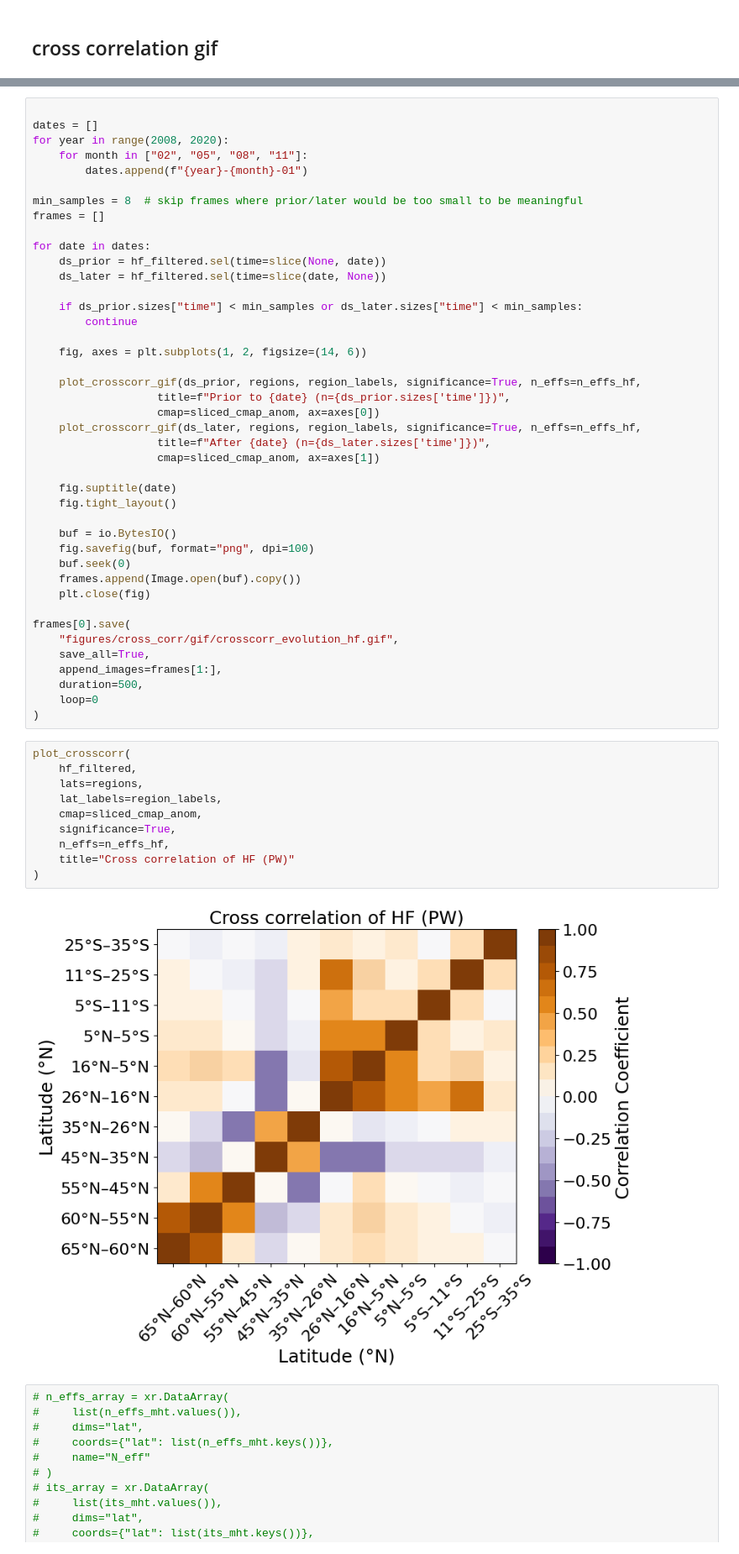
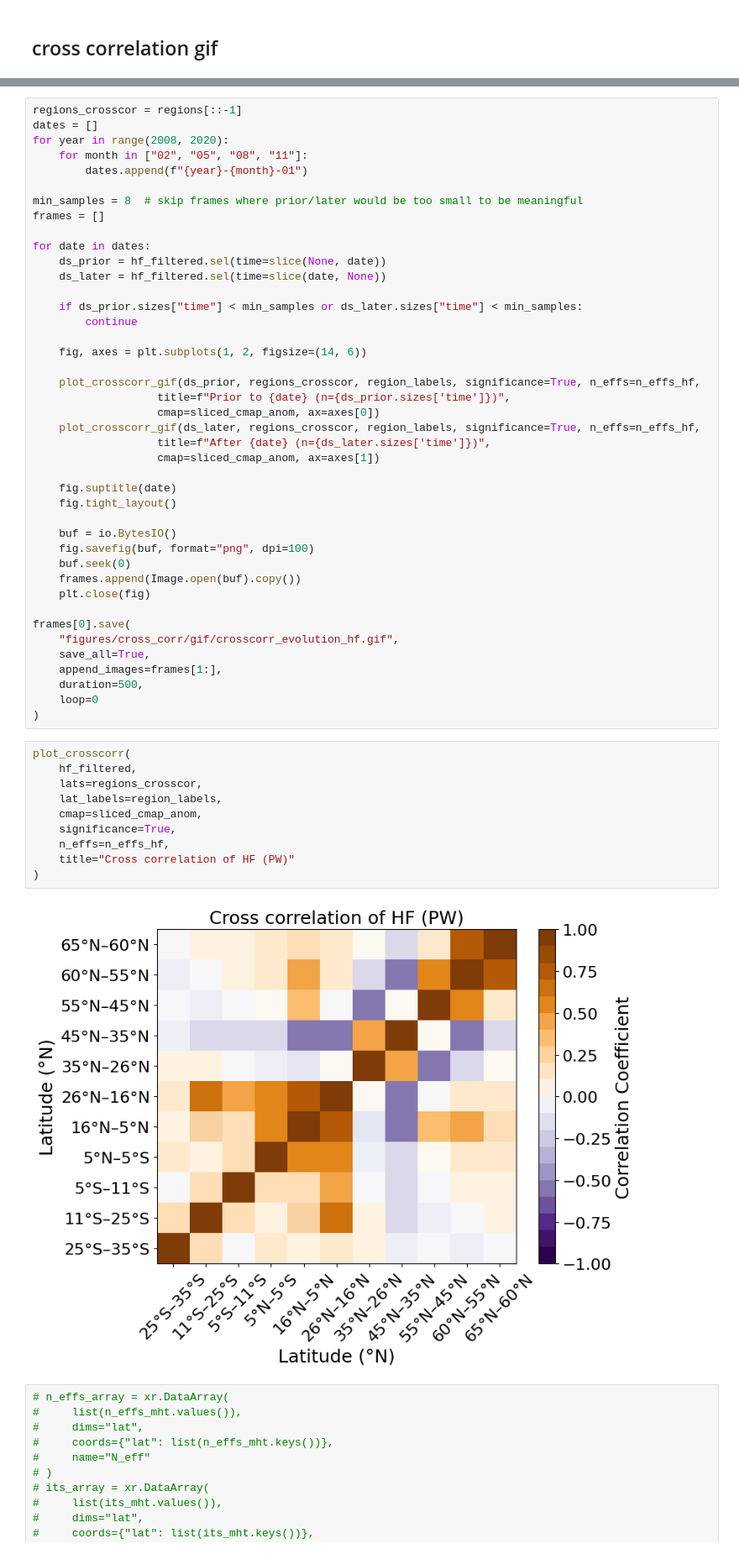
Before and after one commit to lea-dietz/masterthesis, a Jupyter notebook: coding/heatflux.ipynb, the cells around one changed output, grey strips where cells are left out. Shown at 84% size. Saved outputs shown, nothing was run; the diff lists cells and outputs as text.

```diff
--- a/coding/heatflux.ipynb
+++ b/coding/heatflux.ipynb
@@ -373,5 +294,5 @@ plot_timeseries(
 # %%
-
+regions_crosscor = regions[::-1]
 dates = []
 for year in range(2008, 2020):
     for month in ["02", "05", "08", "11"]:
@@ -389,10 +310,10 @@ for date in dates:
 
     fig, axes = plt.subplots(1, 2, figsize=(14, 6))
 
-    plot_crosscorr_gif(ds_prior, regions, region_labels, significance=True, n_effs=n_effs_hf,
+    plot_crosscorr_gif(ds_prior, regions_crosscor, region_labels, significance=True, n_effs=n_effs_hf,
                    title=f"Prior to {date} (n={ds_prior.sizes['time']})",
                    cmap=sliced_cmap_anom, ax=axes[0])
-    plot_crosscorr_gif(ds_later, regions, region_labels, significance=True, n_effs=n_effs_hf,
+    plot_crosscorr_gif(ds_later, regions_crosscor, region_labels, significance=True, n_effs=n_effs_hf,
                    title=f"After {date} (n={ds_later.sizes['time']})",
                    cmap=sliced_cmap_anom, ax=axes[1])
 
@@ -415,15 +336,15 @@ frames[0].save(
 # %%
 plot_crosscorr(
     hf_filtered,
-    lats=regions,
+    lats=regions_crosscor,
     lat_labels=region_labels,
     cmap=sliced_cmap_anom,
     significance=True,
     n_effs=n_effs_hf,
     title="Cross correlation of HF (PW)"
 )
 # %% [output]
-[figure, old version]
+[figure, new version]
 # %%
 # n_effs_array = xr.DataArray(
 #     list(n_effs_mht.values()),
```
Also changed, not shown: parts of 16 cells of this notebook, 4 other files.
